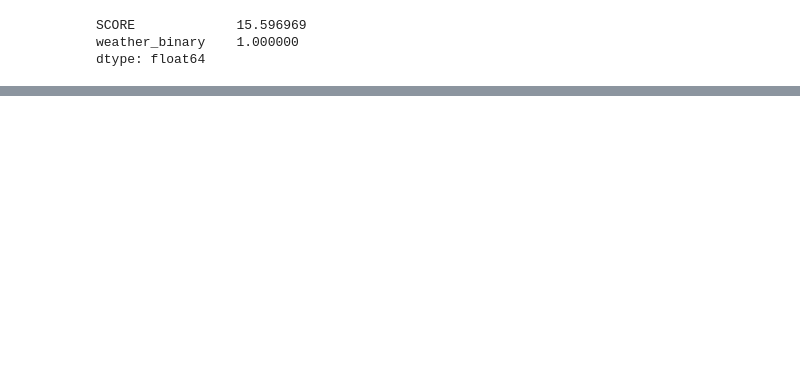
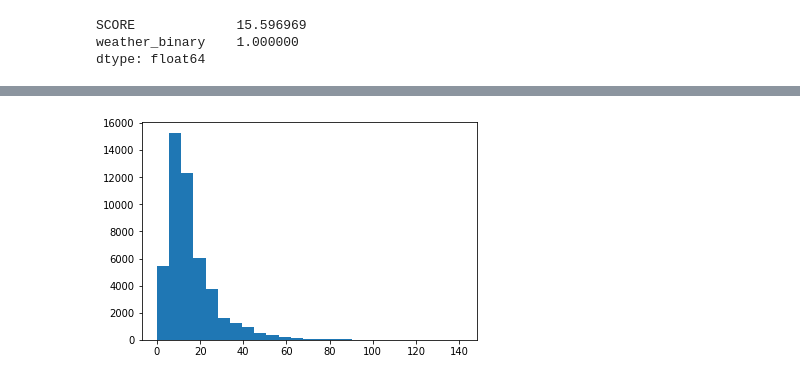
Before and after one commit to robblatt/Restaurant-Hypothesis-Testing, a Jupyter notebook: unique_insp.ipynb, the cells around one changed output, grey strips where cells are left out. Drawn from its saved outputs; the diff is of its cells as text; code cells hidden in the pictures; blank space fills up the shorter version.

```diff
--- a/unique_insp.ipynb
+++ b/unique_insp.ipynb
@@ -324,0 +345,6 @@ merge_2.to_csv("unique_inspection.csv")
+# %%
+no_precip = np.array(score_df['SCORE'][score_df['weather_binary']==0])
+# %%
+plt.hist(no_precip, bins=25);
+# %% [output]
+[figure, added]
```
Also changed, not shown: parts of 52 cells of this notebook, 1 other file.
